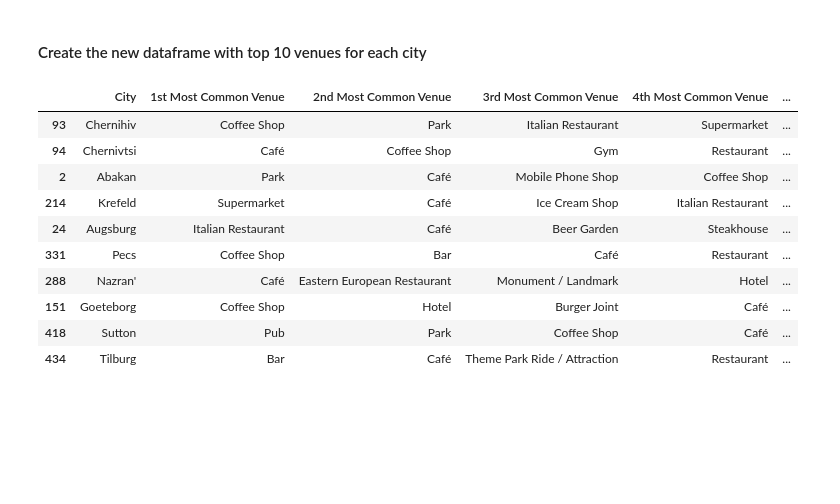
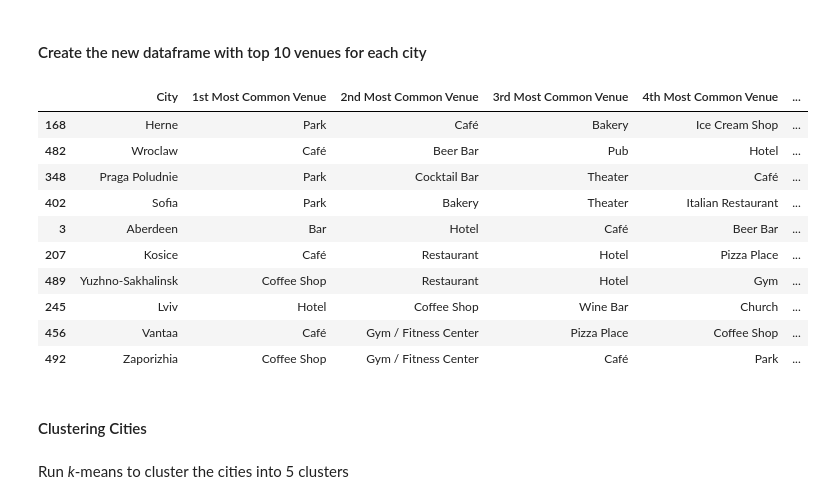
Before and after one commit to cssoumyade/Clustering-European-Cities, a Jupyter notebook: Feature Engineering and Clustering.ipynb, the cells around one changed output. Cells and saved outputs as stored; diff of their text form; code cells hidden in the pictures; blank space fills up the shorter version.

Commit message:
Feature Engineering & Clustering

```diff
--- a/Feature Engineering and Clustering.ipynb
+++ b/Feature Engineering and Clustering.ipynb
@@ -65,35 +69,39 @@ def return_most_common_venues(row, num_top_venues):
 # %% [markdown]
 <h4>Create the new dataframe with top 10 venues for each city</h4>
 # %%
-num_top_venues = 10
+num_top_venues = 7
 
 indicators = ['st', 'nd', 'rd']
 
 # create columns according to number of top venues
 columns = ['City']
 for ind in np.arange(num_top_venues):
     try:
         columns.append('{}{} Most Common Venue'.format(ind+1, indicators[ind]))
     except:
         columns.append('{}th Most Common Venue'.format(ind+1))
 
 # create a new dataframe
 cities_venues_sorted = pd.DataFrame(columns=columns)
 cities_venues_sorted['City'] = europe_grouped['City']
 
 for ind in np.arange(europe_grouped.shape[0]):
     cities_venues_sorted.iloc[ind, 1:] = return_most_common_venues(europe_grouped.iloc[ind, :], num_top_venues)
 
 cities_venues_sorted.sample(10)
 # %% [output]
 |  | City | 1st Most Common Venue | 2nd Most Common Venue | 3rd Most Common Venue | 4th Most Common Venue | ... |
-| 93 | Chernihiv | Coffee Shop | Park | Italian Restaurant | Supermarket | ... |
-| 94 | Chernivtsi | Café | Coffee Shop | Gym | Restaurant | ... |
-| 2 | Abakan | Park | Café | Mobile Phone Shop | Coffee Shop | ... |
-| 214 | Krefeld | Supermarket | Café | Ice Cream Shop | Italian Restaurant | ... |
-| 24 | Augsburg | Italian Restaurant | Café | Beer Garden | Steakhouse | ... |
-| 331 | Pecs | Coffee Shop | Bar | Café | Restaurant | ... |
-| 288 | Nazran' | Café | Eastern European Restaurant | Monument / Landmark | Hotel | ... |
-| 151 | Goeteborg | Coffee Shop | Hotel | Burger Joint | Café | ... |
-| 418 | Sutton | Pub | Park | Coffee Shop | Café | ... |
-| 434 | Tilburg | Bar | Café | Theme Park Ride / Attraction | Restaurant | ... |
+| 168 | Herne | Park | Café | Bakery | Ice Cream Shop | ... |
+| 482 | Wroclaw | Café | Beer Bar | Pub | Hotel | ... |
+| 348 | Praga Poludnie | Park | Cocktail Bar | Theater | Café | ... |
+| 402 | Sofia | Park | Bakery | Theater | Italian Restaurant | ... |
+| 3 | Aberdeen | Bar | Hotel | Café | Beer Bar | ... |
+| 207 | Kosice | Café | Restaurant | Hotel | Pizza Place | ... |
+| 489 | Yuzhno-Sakhalinsk | Coffee Shop | Restaurant | Hotel | Gym | ... |
+| 245 | Lviv | Hotel | Coffee Shop | Wine Bar | Church | ... |
+| 456 | Vantaa | Café | Gym / Fitness Center | Pizza Place | Coffee Shop | ... |
+| 492 | Zaporizhia | Coffee Shop | Gym / Fitness Center | Café | Park | ... |
+# %% [markdown]
+<h4>Clustering Cities</h4>
+# %% [markdown]
+Run *k*-means to cluster the cities into 5 clusters
```
Also changed, not shown: parts of 28 cells of this notebook.
